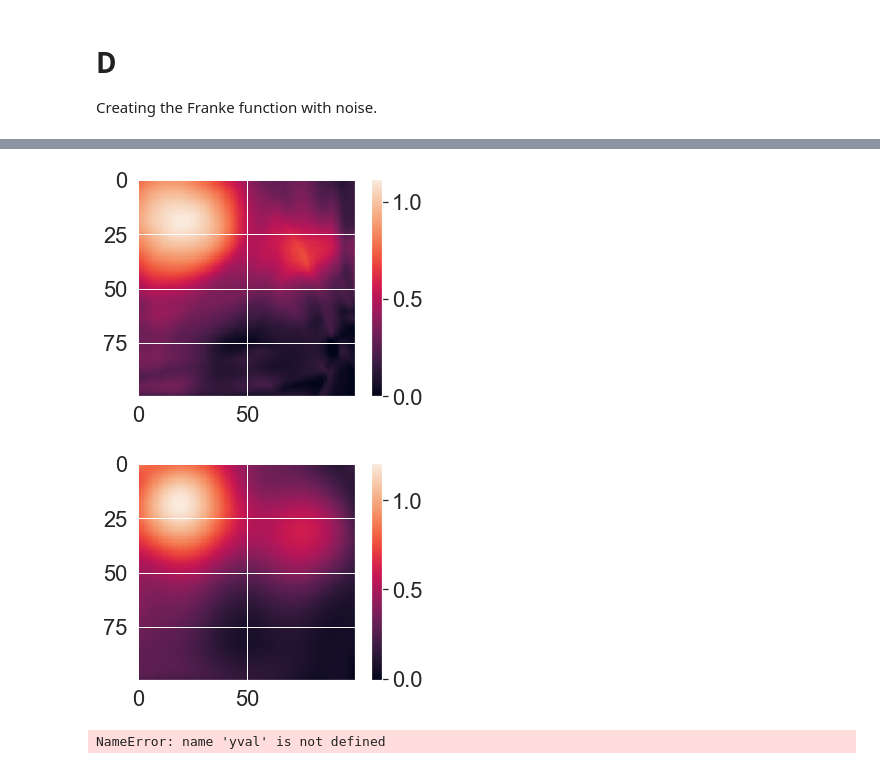
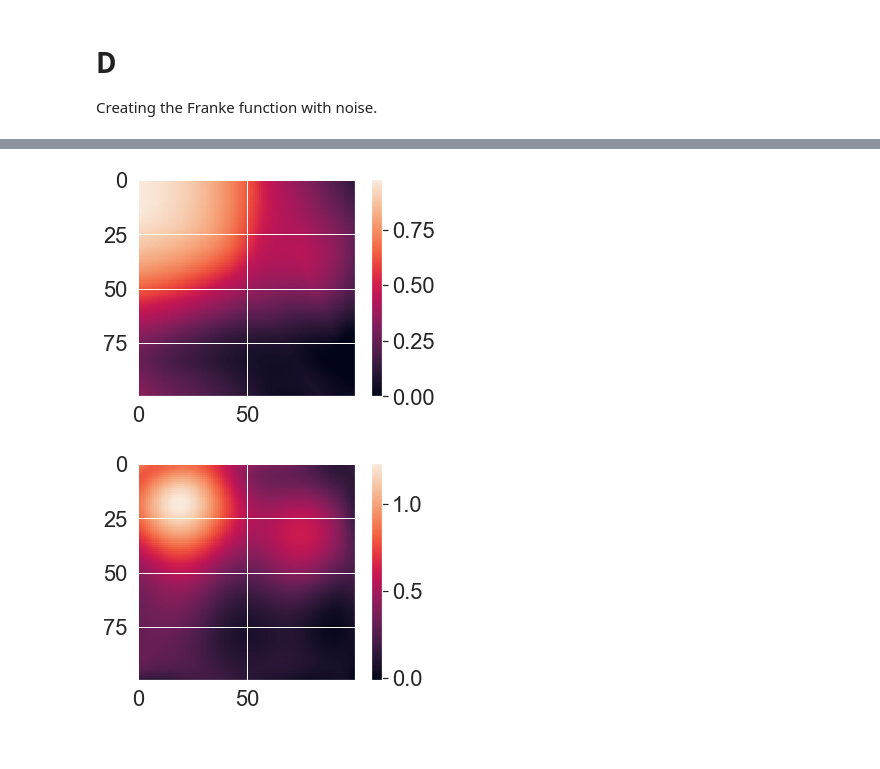
Before and after one commit to VemundST/Project2, a Jupyter notebook: Vemund/Part_D_LinearRegression-Copy1.ipynb, the cells around one changed output, grey strips where cells are left out. Drawn from its saved outputs; the diff is of its cells as text; code cells hidden in the pictures.

```diff
--- a/Vemund/Part_D_LinearRegression-Copy1.ipynb
+++ b/Vemund/Part_D_LinearRegression-Copy1.ipynb
@@ -45,8 +45,8 @@ etavec = np.logspace(-6, -1, 6)
 lmbvec = np.logspace(-6, -1, 6)
 lmbvec[0]=0
 k=5
-activation = [lrf.sigmoid, lrf.sigmoid, lrf.relu]
-derivative = [lrf.sigmoid_deriv, lrf.sigmoid_deriv, lrf.relu_deriv]
+activation = [lrf.relu, lrf.sigmoid, lrf.relu]
+derivative = [lrf.relu_deriv, lrf.sigmoid_deriv, lrf.relu_deriv]
 
 
 
@@ -65,9 +65,9 @@ for i, etas in enumerate(etavec):
             ytest  = y_folds[kf]
 
             np.random.seed(2019)
-            neural_net = nn.ANN(lmb=lmb, bias=0, eta=etas,early_stop_tol = 10e-01,\
+            neural_net = nn.ANN(lmb=lmb, bias=0, eta=etas,early_stop_tol = 10e-04,\
                                 early_stop_nochange=200, mode = 'regression', regularization = 'l1')
-            neural_net.add_layers(n_features=[n_features,50,20], n_neurons = [50,20,1] , n_layers=3)
+            neural_net.add_layers(n_features=[n_features,80,40], n_neurons = [80,40,1] , n_layers=3)
 
             neural_net.train(epochs, batch_size, xtrain,ytrain,activation,derivative \
                              ,xtest,ytest, verbose=False)
@@ -137,7 +137,6 @@ plt.show()
 # %%
 best_eta_index, best_lmb_index = np.where(test_loss == np.min(test_loss))
 best_eta,best_lmb = etavec[best_eta_index], lmbvec[best_lmb_index]
-best_lmb = 0
 print('eta=',best_eta)
 print('lmb=',best_lmb)
 # %% [output]
@@ -146,7 +145,28 @@ lmb= 0
+# %%
+neural_net = nn.ANN(lmb=0, bias=0.5, eta=best_eta,early_stop_tol = 10e-04,\
+                            early_stop_nochange=200, mode= 'regression')
+neural_net.add_layers(n_features=[n_features,50,20], n_neurons = [50,20,1] , n_layers=3)
+activation = [lrf.relu, lrf.sigmoid, lrf.relu]
+derivative = [lrf.relu_deriv, lrf.sigmoid_deriv, lrf.relu_deriv]
+epochs = 1000
+neural_net.train(epochs, batch_size, xtrain , ytrain ,activation,derivative, xval, yval, verbose=True)
+
+
+pred = neural_net.feed_out(xtrain, activation)
+train_error = fx.R2Score(ytrain,pred)
+train_mse = fx.MSE(ytrain,pred)
+pred = neural_net.feed_out(xval, activation)
+validation_error = fx.R2Score(yval,pred)
+validation_mse = fx.MSE(yval,pred)
+pred = neural_net.feed_out(xtest, activation)
+test_error = fx.R2Score(ytest,pred)
+test_mse = fx.MSE(ytest,pred)
+
+print('training R2',  train_error, 'and MSE=', train_mse )
+print('validation R2',  validation_error, 'and MSE=', validation_mse )
+print('training R2',  test_error, 'and MSE=', test_mse )
 # %%
 
-test_loss_best = 0
-test_r2_best = 0
 for kf in range(k):
             xtrain = x_folds[np.arange(len(x_folds))!=kf]      # Featch all but the i-th element
             xtrain = np.concatenate(xtrain,axis=0)
@@ -156,7 +176,7 @@ for kf in range(k):
             ytest  = y_folds[kf]
 
             np.random.seed(2019)
-            neural_net = nn.ANN(lmb=best_lmb, bias=0, eta=best_eta,early_stop_tol = 10e-05,\
+            neural_net = nn.ANN(lmb=best_lmb, bias=0, eta=best_eta,early_stop_tol = 10e-4,\
                                 early_stop_nochange=200, mode = 'regression', regularization = 'l1')
             neural_net.add_layers(n_features=[n_features,50,20], n_neurons = [50,20,1] , n_layers=3)
 
@@ -225,25 +248,16 @@ print(fx.R2Score(frank.ravel(),pred.ravel()))
 # %%
 pred = neural_net.feed_out(design, activation)
-
-
-
 plt.imshow(pred.reshape([n,n]))
 plt.colorbar()
 plt.show()
 
 beta, pred = fx.OridinaryLeastSquares(design, frank, design)
-
-
-
 plt.imshow(pred.reshape([n,n]))
 plt.colorbar()
 plt.show()
-
-fx.R2Score(yval,xval@beta)
 # %% [output]
-[figure, old version]
+[figure, new version]
-[figure, old version]
+[figure, new version]
-NameError: name 'yval' is not defined
 # %%
 design=fx.DesignDesign(x,y,8)
 design=np.delete(design, [0,1], axis=1)
```
Also changed, not shown: parts of 11 cells of this notebook, 14 other files.
